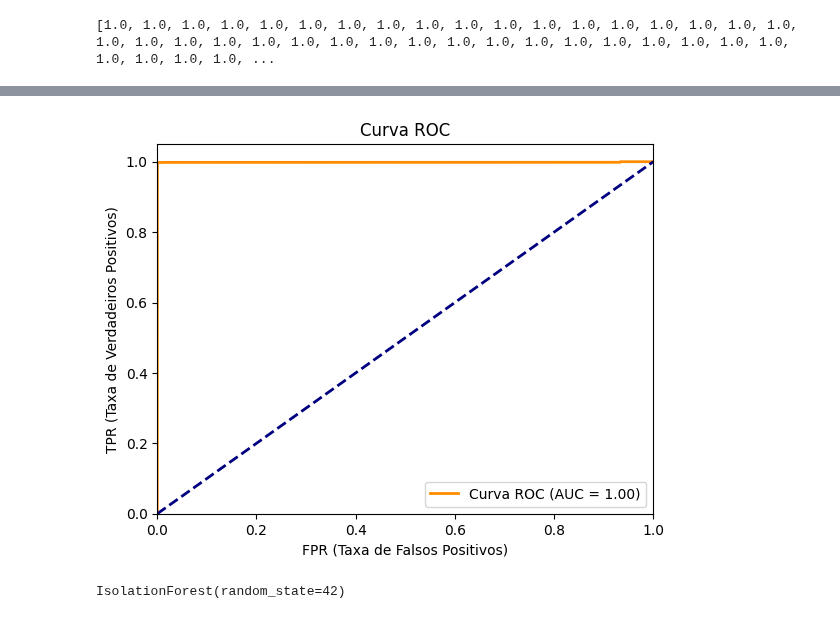
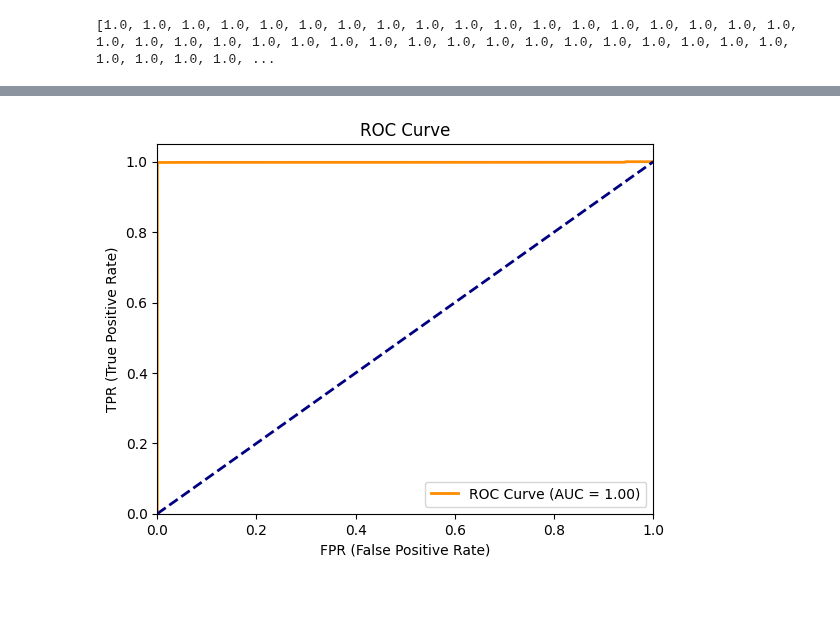
Before and after one commit to gabrieladamasceno/Attacks_5G, a Jupyter notebook: MLP_Binário_Zero_Day.ipynb, the cells around one changed output, grey strips where cells are left out. Saved outputs shown, nothing was run; the diff lists cells and outputs as text; code cells hidden in the pictures.

```diff
--- a/MLP_Binário_Zero_Day.ipynb
+++ b/MLP_Binário_Zero_Day.ipynb
@@ -493,23 +502,23 @@ disp.plot(cmap='Blues')
 # %%
 import matplotlib.pyplot as plt
 from sklearn.metrics import roc_curve, auc
 
-# Calcular a curva ROC
+# Calculate the ROC curve
 fpr, tpr, thresholds = roc_curve(y_test_combined, y_pred)
 
-# Calcular a AUC
+# Calculate the AUC
 roc_auc = auc(fpr, tpr)
 
-# Plotar a curva ROC
+# Plot the ROC curve
 plt.figure()
-plt.plot(fpr, tpr, color='darkorange', lw=2, label='Curva ROC (AUC = %0.2f)' % roc_auc)
-plt.plot([0, 1], [0, 1], color='navy', lw=2, linestyle='--')  # Linha diagonal (chance aleatória)
+plt.plot(fpr, tpr, color='darkorange', lw=2, label='ROC Curve (AUC = %0.2f)' % roc_auc)
+plt.plot([0, 1], [0, 1], color='navy', lw=2, linestyle='--')  # Diagonal line (random chance)
 plt.xlim([0.0, 1.0])
 plt.ylim([0.0, 1.05])
-plt.xlabel('FPR (Taxa de Falsos Positivos)')
-plt.ylabel('TPR (Taxa de Verdadeiros Positivos)')
-plt.title('Curva ROC')
+plt.xlabel('FPR (False Positive Rate)')
+plt.ylabel('TPR (True Positive Rate)')
+plt.title('ROC Curve')
 plt.legend(loc="lower right")
 plt.show()
 # %% [output]
-[figure, old version]
+[figure, new version]
@@ -519,13 +524,0 @@ from sklearn.ensemble import IsolationForest
-# %%
-# X_train_known: Dados de treinamento benignos + ataques conhecidos
-# y_train_known: Rótulos correspondentes (0 para benigno, 1 para ataques conhecidos)
-
-# Filtrar dados benignos e ataques conhecidos
-X_train_known = X_train_balanced
-y_train_known = y_train_balanced
-
-# Criar e treinar o Isolation Forest
-isolation_forest = IsolationForest(contamination='auto', random_state=42)
-isolation_forest.fit(X_train_known)
-# %% [output]
-IsolationForest(random_state=42)
```
Also changed, not shown: parts of 21 cells of this notebook.
